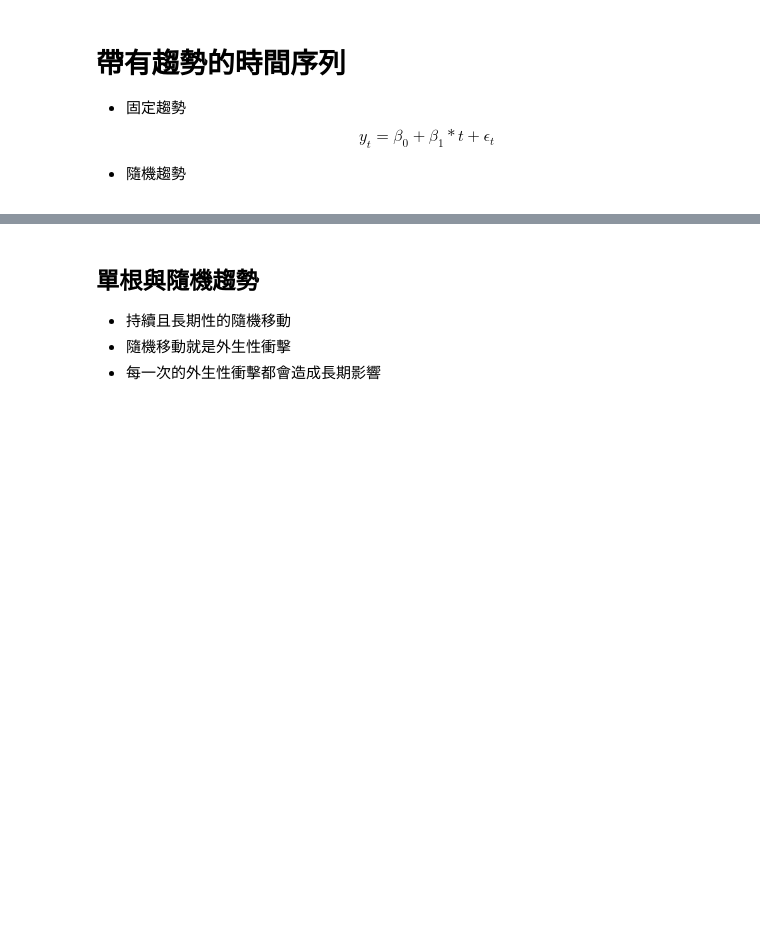
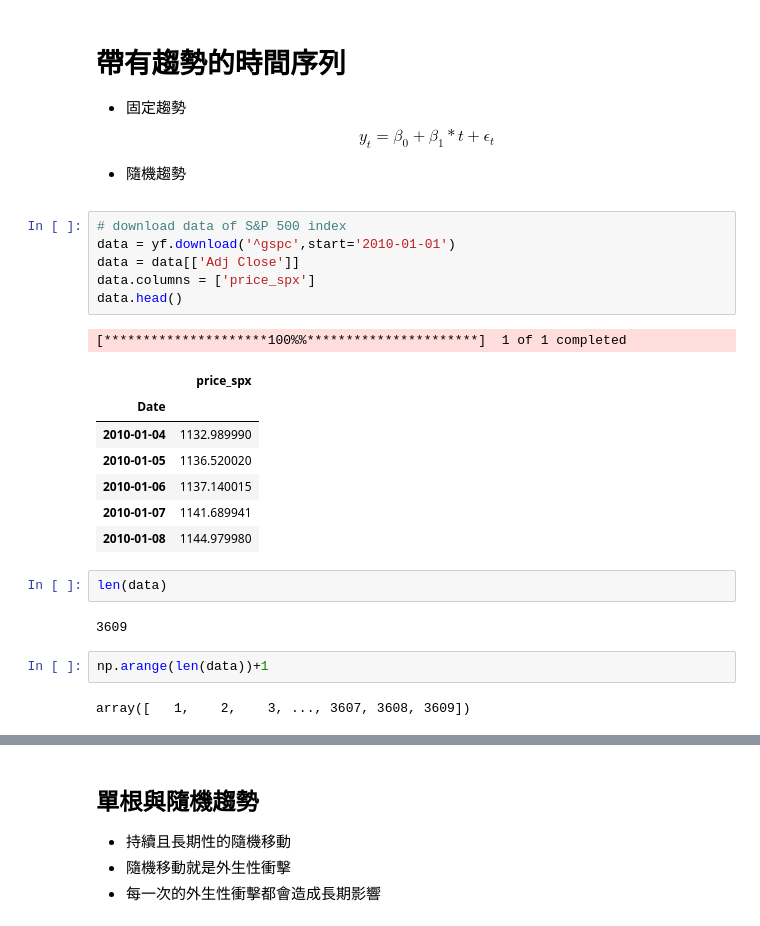
Before and after one commit to quetion/time_series_SCU, a Jupyter notebook: [5]單根與隨機趨勢.ipynb, the cells around one changed output, grey strips where cells are left out. Drawn from its saved outputs; the diff is of its cells as text; blank space fills up the shorter version.

```diff
--- a/[5]單根與隨機趨勢.ipynb
+++ b/[5]單根與隨機趨勢.ipynb
@@ -52,3 +52,26 @@ y_t = \beta_0 + \beta_1*t + \epsilon_t
 $$
 
 - 隨機趨勢
+# %%
+# download data of S&P 500 index
+data = yf.download('^gspc',start='2010-01-01')
+data = data[['Adj Close']]
+data.columns = ['price_spx']
+data.head()
+# %% [output]
+[*********************100%%**********************]  1 of 1 completed
+|  | price_spx |
+| Date |  |
+| 2010-01-04 | 1132.989990 |
+| 2010-01-05 | 1136.520020 |
+| 2010-01-06 | 1137.140015 |
+| 2010-01-07 | 1141.689941 |
+| 2010-01-08 | 1144.979980 |
+# %%
+len(data)
+# %% [output]
+3609
+# %%
+np.arange(len(data))+1
+# %% [output]
+array([   1,    2,    3, ..., 3607, 3608, 3609])
```
Also changed, not shown: parts of 19 cells of this notebook.
